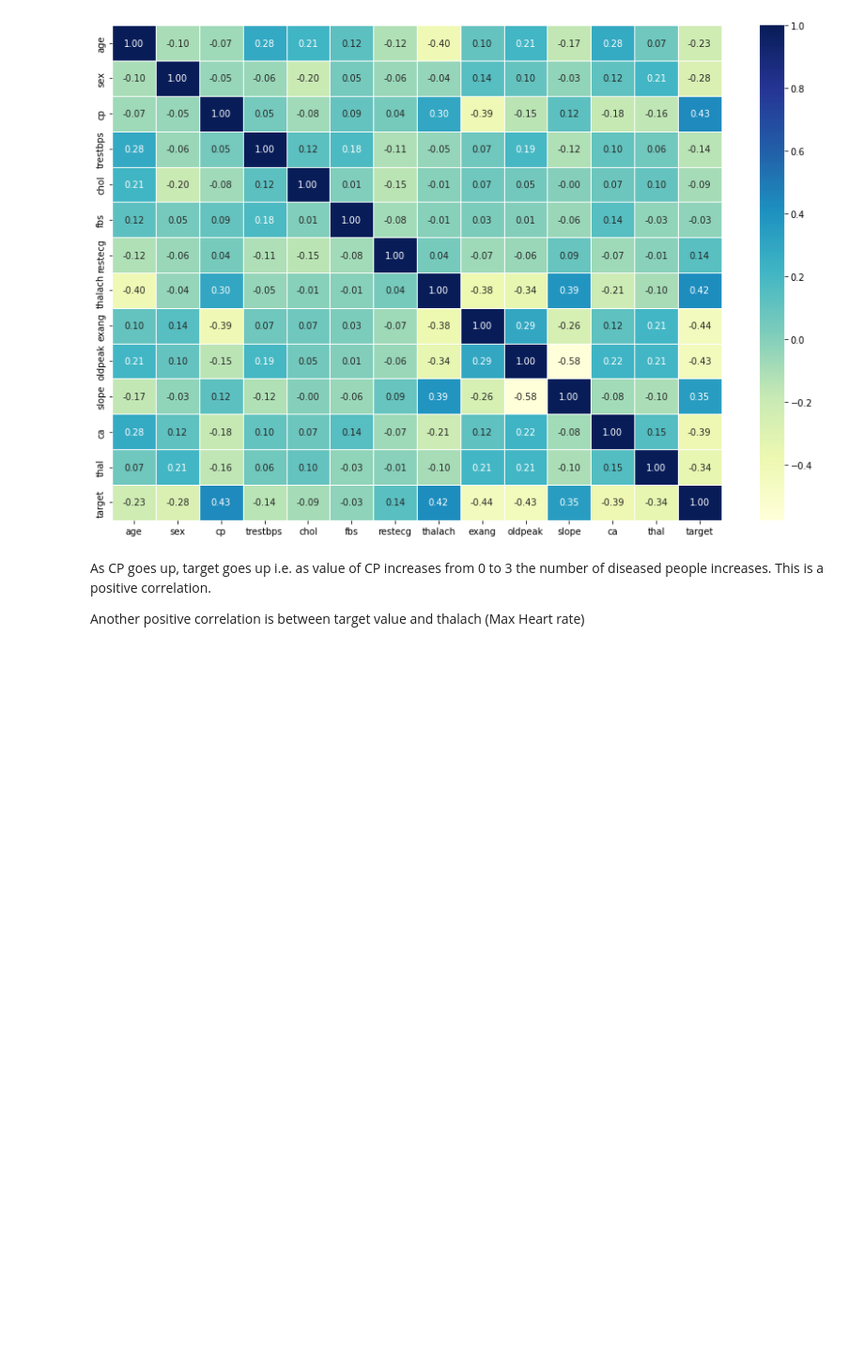
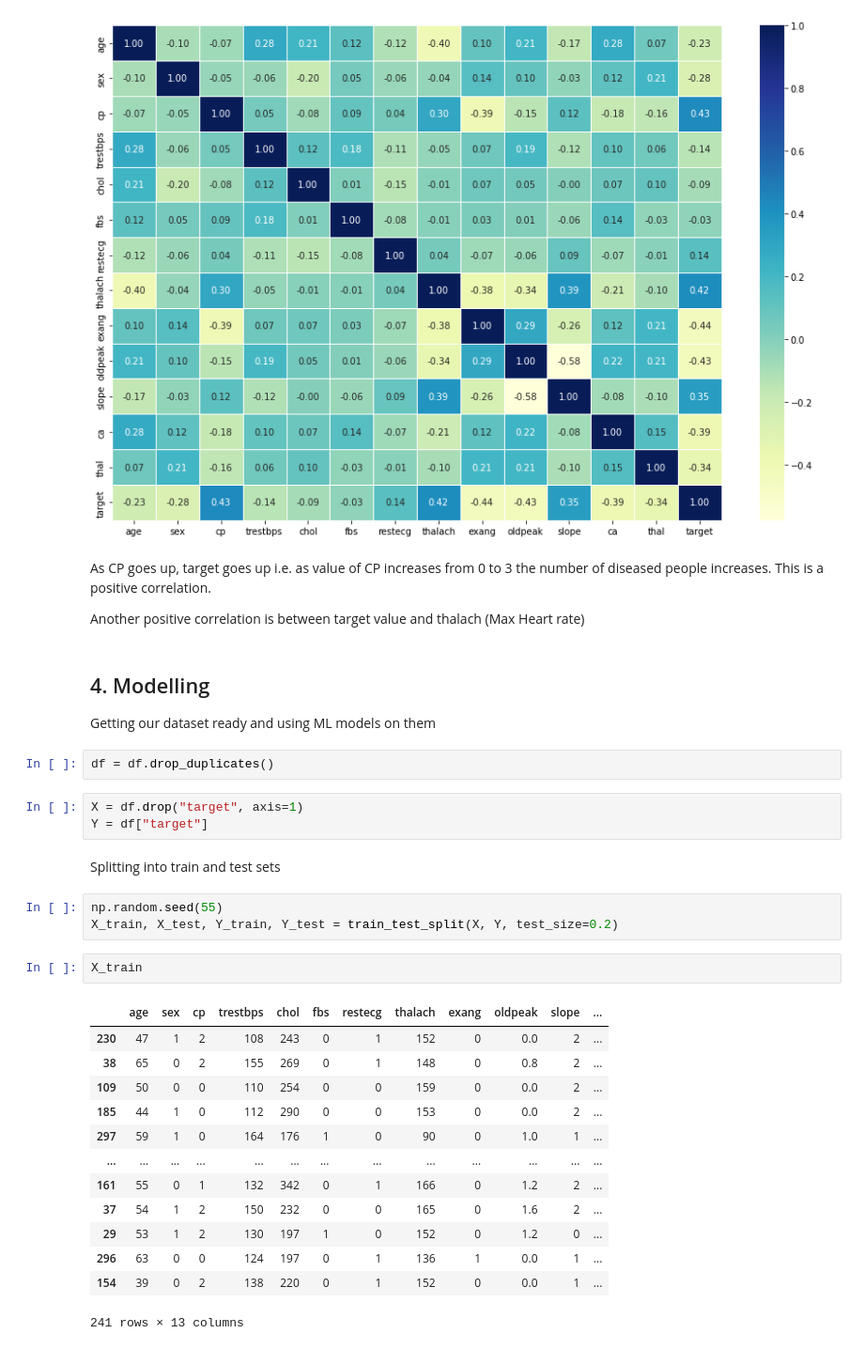
Before and after one commit to Jayk5/ML-project, a Jupyter notebook: Heart Disease detection.ipynb, the cells around one changed output. Shown: that part at 94% size. Saved outputs shown, nothing was run; the diff lists cells and outputs as text; blank space fills up the shorter version.

```diff
--- a/Heart Disease detection.ipynb
+++ b/Heart Disease detection.ipynb
@@ -280,3 +279,32 @@ ax = sns.heatmap(corr_matrix, annot=True, linewidths=0.5,
 As CP goes up, target goes up i.e. as value of CP increases from 0 to 3 the number of diseased people increases. This is a positive correlation.
 
 Another positive correlation is between target value and thalach (Max Heart rate)
+# %% [markdown]
+## 4. Modelling
+Getting our dataset ready and using ML models on them
+# %%
+df = df.drop_duplicates()
+# %%
+X = df.drop("target", axis=1)
+Y = df["target"]
+# %% [markdown]
+Splitting into train and test sets
+# %%
+np.random.seed(55)
+X_train, X_test, Y_train, Y_test = train_test_split(X, Y, test_size=0.2)
+# %%
+X_train
+# %% [output]
+|  | age | sex | cp | trestbps | chol | fbs | restecg | thalach | exang | oldpeak | slope | ... |
+| 230 | 47 | 1 | 2 | 108 | 243 | 0 | 1 | 152 | 0 | 0.0 | 2 | ... |
+| 38 | 65 | 0 | 2 | 155 | 269 | 0 | 1 | 148 | 0 | 0.8 | 2 | ... |
+| 109 | 50 | 0 | 0 | 110 | 254 | 0 | 0 | 159 | 0 | 0.0 | 2 | ... |
+| 185 | 44 | 1 | 0 | 112 | 290 | 0 | 0 | 153 | 0 | 0.0 | 2 | ... |
+| 297 | 59 | 1 | 0 | 164 | 176 | 1 | 0 | 90 | 0 | 1.0 | 1 | ... |
+| ... | ... | ... | ... | ... | ... | ... | ... | ... | ... | ... | ... | ... |
+| 161 | 55 | 0 | 1 | 132 | 342 | 0 | 1 | 166 | 0 | 1.2 | 2 | ... |
+| 37 | 54 | 1 | 2 | 150 | 232 | 0 | 0 | 165 | 0 | 1.6 | 2 | ... |
+| 29 | 53 | 1 | 2 | 130 | 197 | 1 | 0 | 152 | 0 | 1.2 | 0 | ... |
+| 296 | 63 | 0 | 0 | 124 | 197 | 0 | 1 | 136 | 1 | 0.0 | 1 | ... |
+| 154 | 39 | 0 | 2 | 138 | 220 | 0 | 1 | 152 | 0 | 0.0 | 1 | ... |
+241 rows × 13 columns
```
Also changed, not shown: parts of 16 cells of this notebook.
